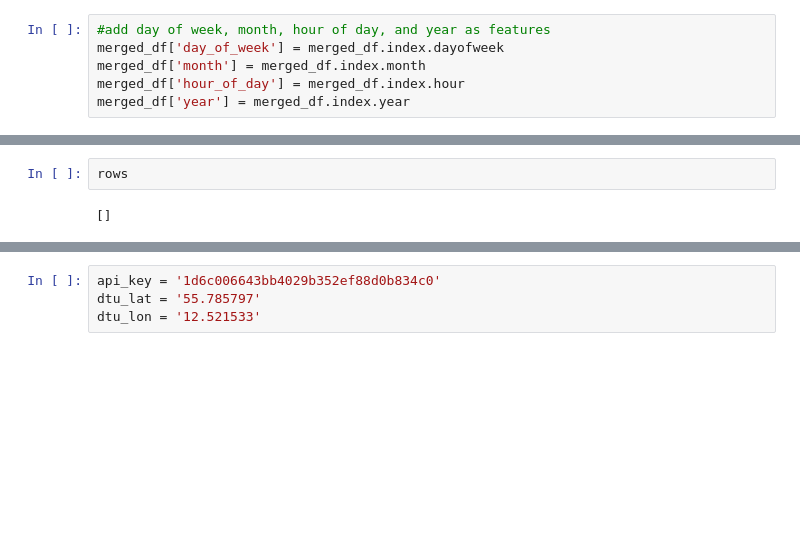
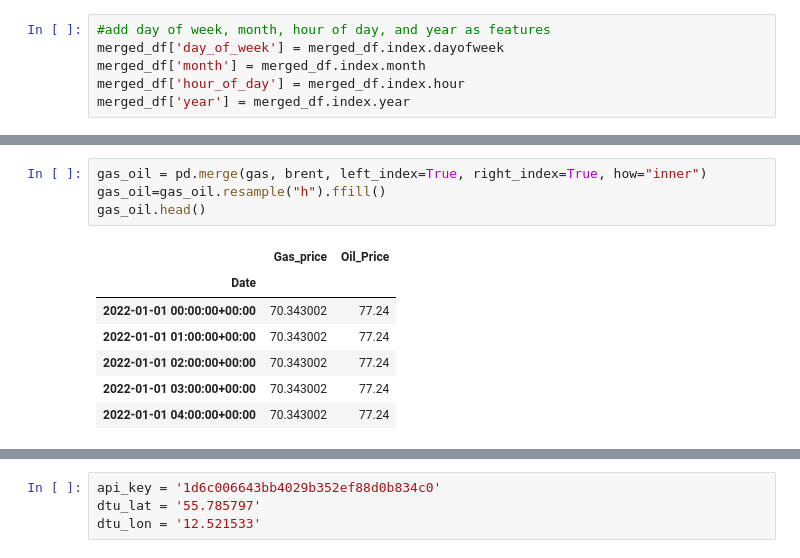
Before and after one commit to JonasDennisHansen/Advanced_business_analytics, a Jupyter notebook: API_CALL.ipynb, the cells around one changed output, grey strips where cells are left out. Cells and saved outputs as stored; diff of their text form; blank space fills up the shorter version.

```diff
--- a/API_CALL.ipynb
+++ b/API_CALL.ipynb
@@ -318,4 +324,12 @@ for d in dates:
 # %%
-rows
+gas_oil = pd.merge(gas, brent, left_index=True, right_index=True, how="inner")
+gas_oil=gas_oil.resample("h").ffill()
+gas_oil.head()
 # %% [output]
-[]
+|  | Gas_price | Oil_Price |
+| Date |  |  |
+| 2022-01-01 00:00:00+00:00 | 70.343002 | 77.24 |
+| 2022-01-01 01:00:00+00:00 | 70.343002 | 77.24 |
+| 2022-01-01 02:00:00+00:00 | 70.343002 | 77.24 |
+| 2022-01-01 03:00:00+00:00 | 70.343002 | 77.24 |
+| 2022-01-01 04:00:00+00:00 | 70.343002 | 77.24 |
```
Also changed, not shown: parts of 4 cells of this notebook, 1 other file.
